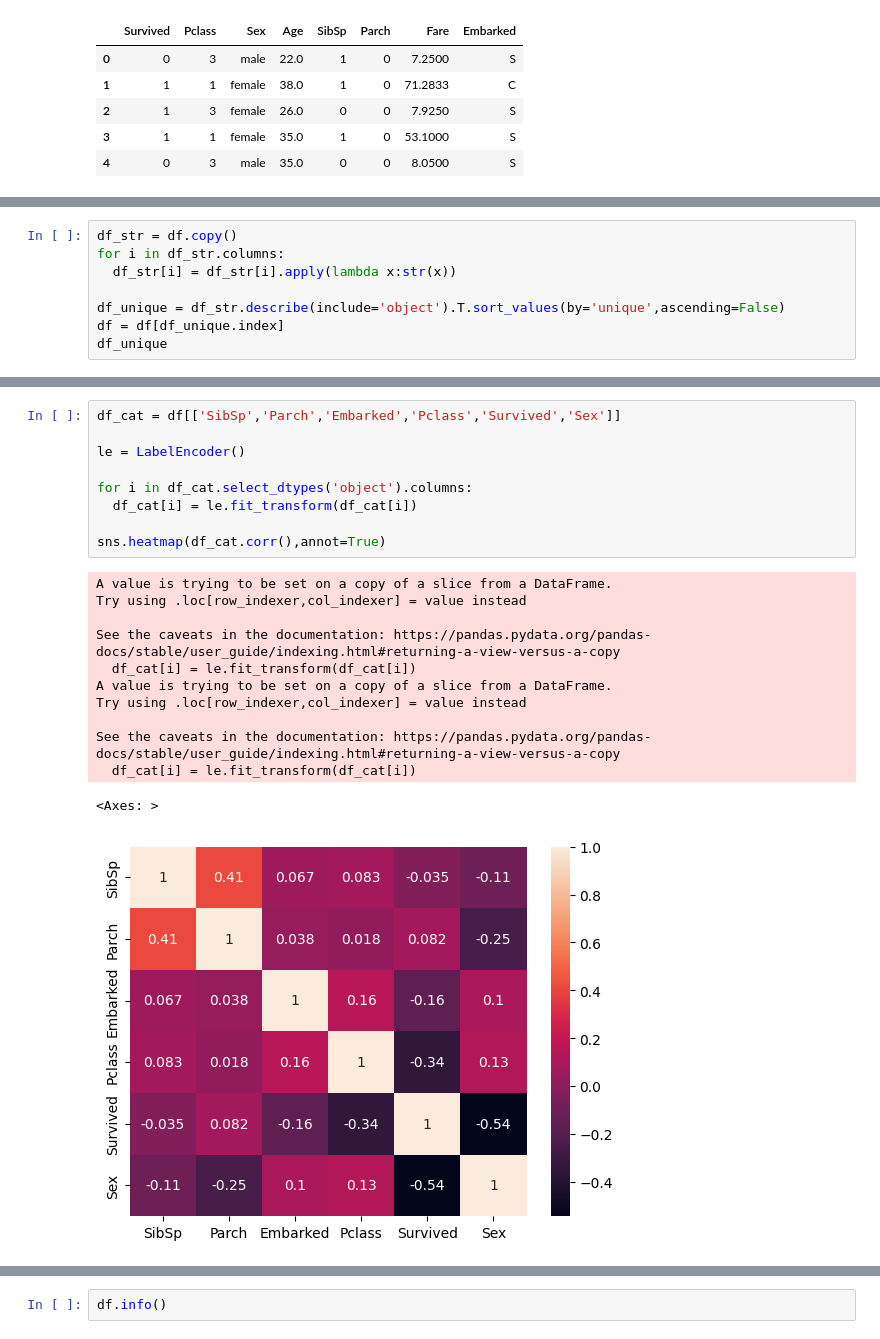
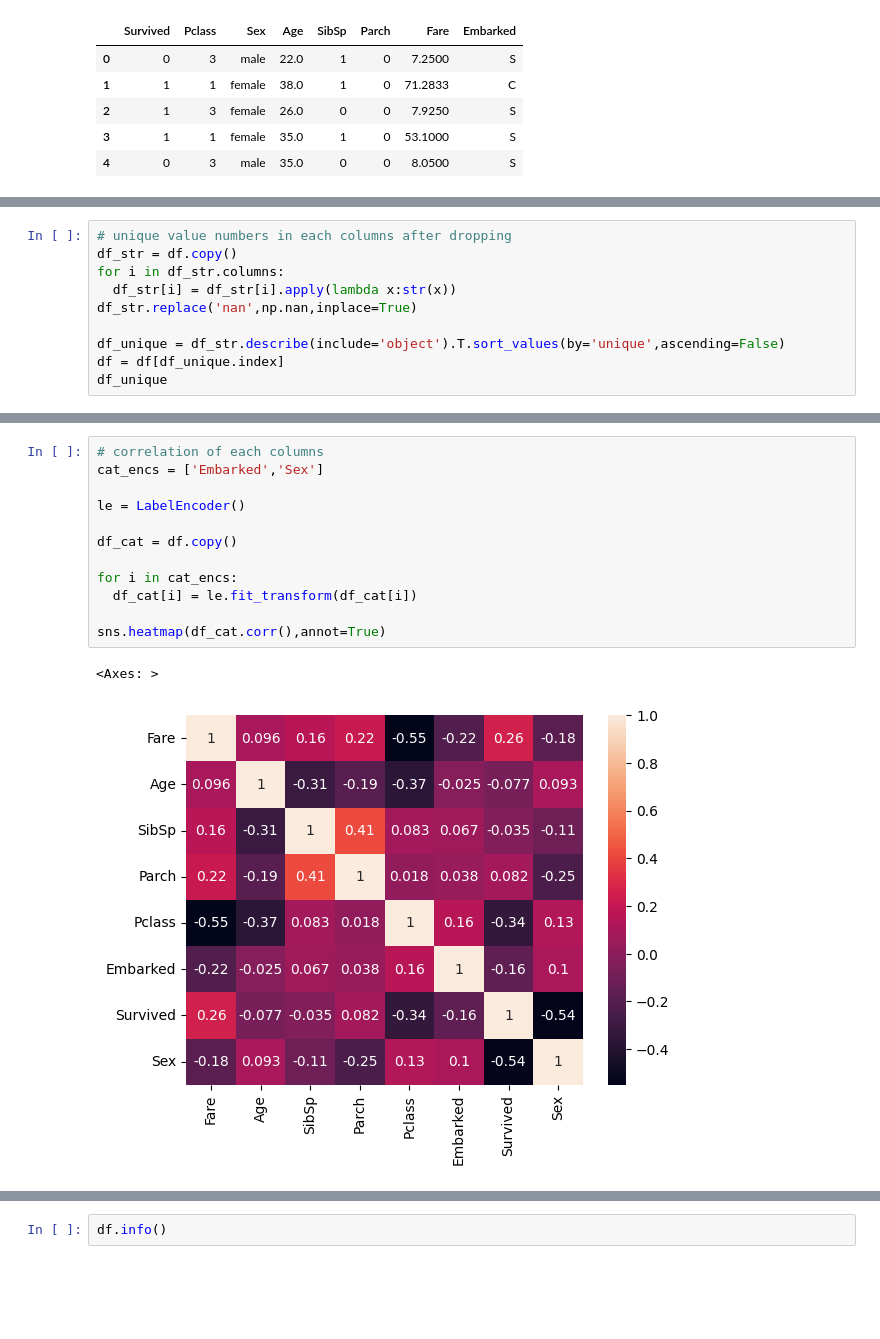
Before and after one commit to NauvalZulfikar/Titanic, a Jupyter notebook: Titanic.ipynb, the cells around one changed output, grey strips where cells are left out. Saved outputs shown, nothing was run; the diff lists cells and outputs as text; blank space fills up the shorter version.

```diff
--- a/Titanic.ipynb
+++ b/Titanic.ipynb
@@ -112,7 +226,9 @@ df.head()
 # %%
+# unique value numbers in each columns after dropping
 df_str = df.copy()
 for i in df_str.columns:
   df_str[i] = df_str[i].apply(lambda x:str(x))
+df_str.replace('nan',np.nan,inplace=True)
 
 df_unique = df_str.describe(include='object').T.sort_values(by='unique',ascending=False)
 df = df[df_unique.index]
@@ -141,22 +261,15 @@ plt.tight_layout()
 # %%
-df_cat = df[['SibSp','Parch','Embarked','Pclass','Survived','Sex']]
+# correlation of each columns
+cat_encs = ['Embarked','Sex']
 
 le = LabelEncoder()
 
-for i in df_cat.select_dtypes('object').columns:
+df_cat = df.copy()
+
+for i in cat_encs:
   df_cat[i] = le.fit_transform(df_cat[i])
 
 sns.heatmap(df_cat.corr(),annot=True)
 # %% [output]
-A value is trying to be set on a copy of a slice from a DataFrame.
-Try using .loc[row_indexer,col_indexer] = value instead
-
-See the caveats in the documentation: https://pandas.pydata.org/pandas-docs/stable/user_guide/indexing.html#returning-a-view-versus-a-copy
-  df_cat[i] = le.fit_transform(df_cat[i])
-A value is trying to be set on a copy of a slice from a DataFrame.
-Try using .loc[row_indexer,col_indexer] = value instead
-
-See the caveats in the documentation: https://pandas.pydata.org/pandas-docs/stable/user_guide/indexing.html#returning-a-view-versus-a-copy
-  df_cat[i] = le.fit_transform(df_cat[i])
+<Axes: >
-<Axes: >
-[figure, old version]
+[figure, new version]
```
Also changed, not shown: parts of 89 cells of this notebook.
